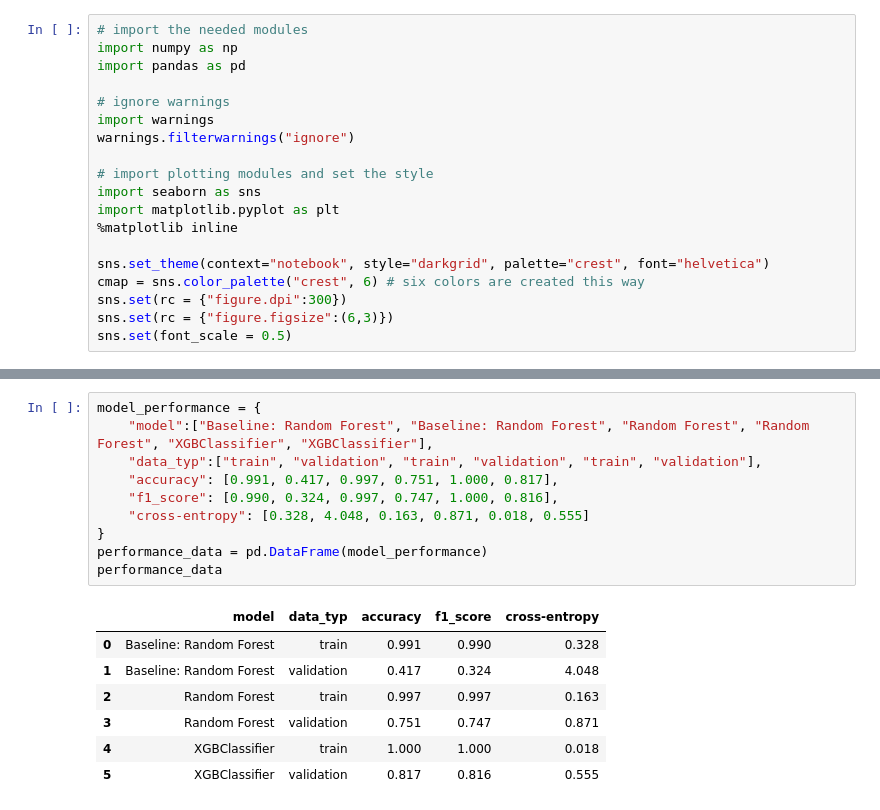
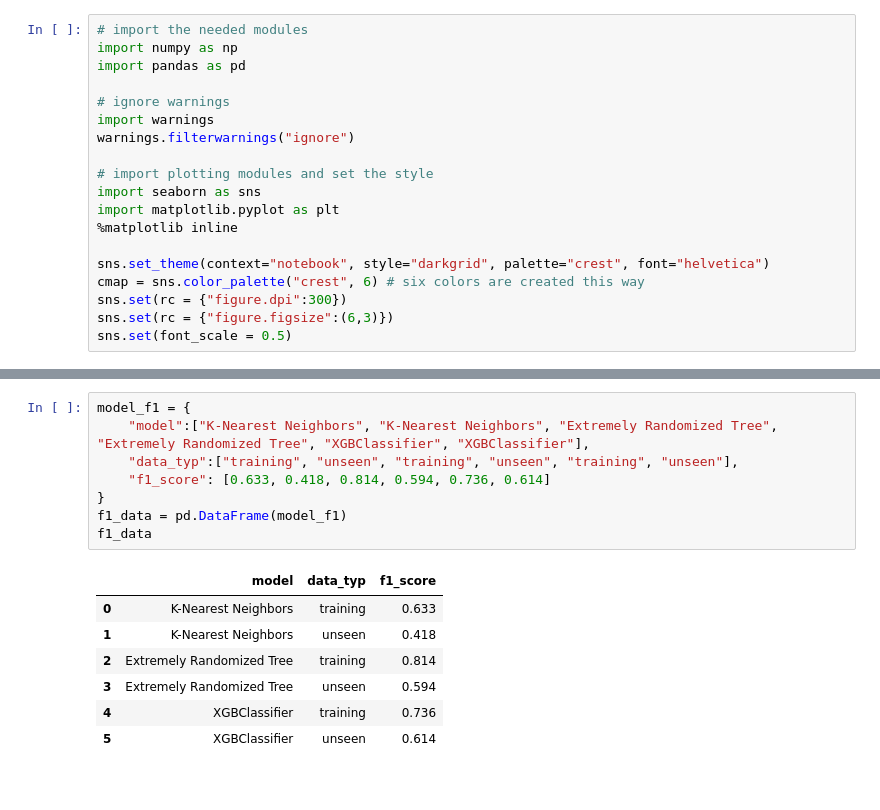
Before and after one commit to Fbehr-data/Radiant-Earth-Spot-Crop, a Jupyter notebook: notebooks/EDA_model_performance.ipynb, the cells around one changed output, grey strips where cells are left out. Saved outputs shown, nothing was run; the diff lists cells and outputs as text.

```diff
--- a/notebooks/EDA_model_performance.ipynb
+++ b/notebooks/EDA_model_performance.ipynb
@@ -59,21 +41,19 @@ accuracy_data
-# %%
-model_performance = {
-    "model":["Baseline: Random Forest", "Baseline: Random Forest", "Random Forest", "Random Forest", "XGBClassifier", "XGBClassifier"],
-    "data_typ":["train", "validation", "train", "validation", "train", "validation"],
-    "accuracy": [0.991, 0.417, 0.997, 0.751, 1.000, 0.817],
-    "f1_score": [0.990, 0.324, 0.997, 0.747, 1.000, 0.816],
-    "cross-entropy": [0.328, 4.048, 0.163, 0.871, 0.018, 0.555]
-}
-performance_data = pd.DataFrame(model_performance)
-performance_data
-# %% [output]
-|  | model | data_typ | accuracy | f1_score | cross-entropy |
-| 0 | Baseline: Random Forest | train | 0.991 | 0.990 | 0.328 |
-| 1 | Baseline: Random Forest | validation | 0.417 | 0.324 | 4.048 |
-| 2 | Random Forest | train | 0.997 | 0.997 | 0.163 |
-| 3 | Random Forest | validation | 0.751 | 0.747 | 0.871 |
-| 4 | XGBClassifier | train | 1.000 | 1.000 | 0.018 |
-| 5 | XGBClassifier | validation | 0.817 | 0.816 | 0.555 |
+# %%
+model_f1 = {
+    "model":["K-Nearest Neighbors", "K-Nearest Neighbors", "Extremely Randomized Tree", "Extremely Randomized Tree", "XGBClassifier", "XGBClassifier"],
+    "data_typ":["training", "unseen", "training", "unseen", "training", "unseen"],
+    "f1_score": [0.633, 0.418, 0.814, 0.594, 0.736, 0.614]
+}
+f1_data = pd.DataFrame(model_f1)
+f1_data
+# %% [output]
+|  | model | data_typ | f1_score |
+| 0 | K-Nearest Neighbors | training | 0.633 |
+| 1 | K-Nearest Neighbors | unseen | 0.418 |
+| 2 | Extremely Randomized Tree | training | 0.814 |
+| 3 | Extremely Randomized Tree | unseen | 0.594 |
+| 4 | XGBClassifier | training | 0.736 |
+| 5 | XGBClassifier | unseen | 0.614 |
 # %%
 # create a color map for the two data types
 cmap = sns.color_palette("crest", 2)
```
Also changed, not shown: parts of 5 cells of this notebook, 8 other files.
